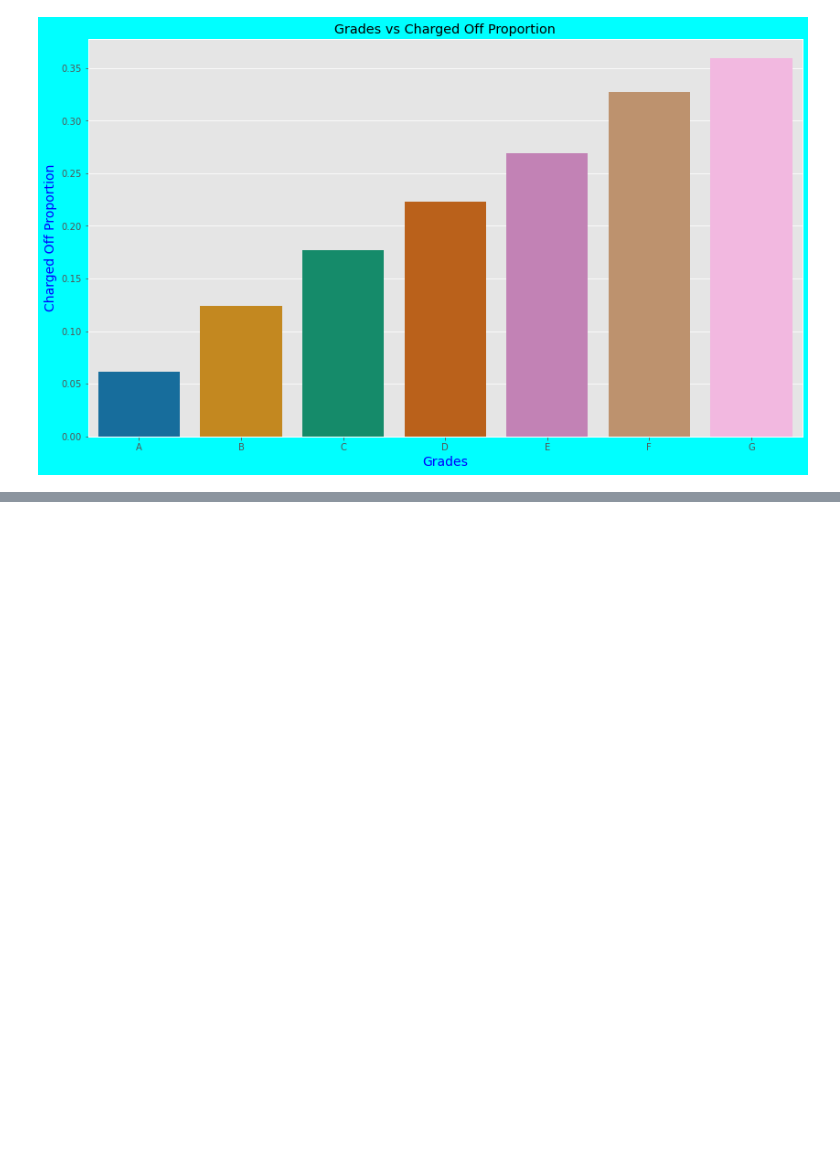
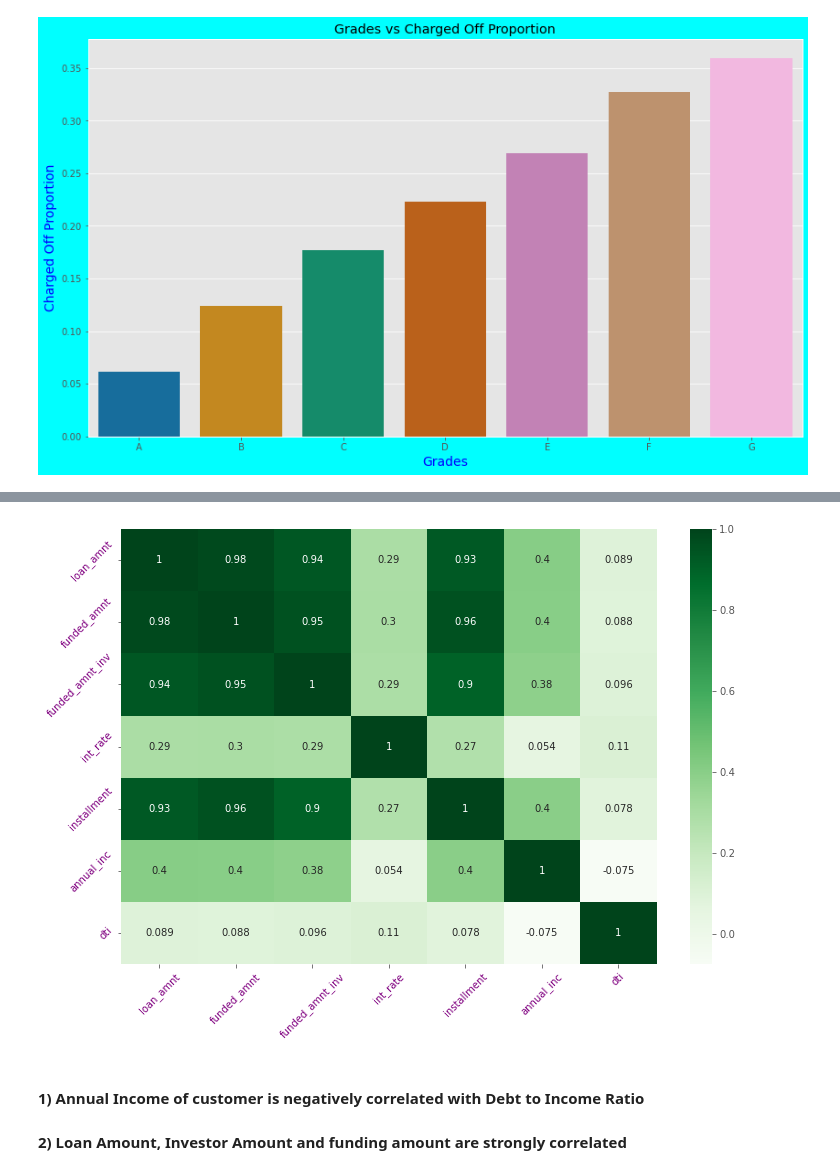
Before and after one commit to hanumant-jadhav/LendingClubCaseStudy, a Jupyter notebook: Hanumant_Jadhav.ipynb, the cells around one changed output, grey strips where cells are left out. Saved outputs shown, nothing was run; the diff lists cells and outputs as text; code cells hidden in the pictures; blank space fills up the shorter version.

Commit message:
Added insights using Heatmap

```diff
--- a/Hanumant_Jadhav.ipynb
+++ b/Hanumant_Jadhav.ipynb
@@ -334,0 +350,13 @@ plt.show()
+# %%
+loan_corr = loan_df[['loan_amnt', 'funded_amnt', 'funded_amnt_inv', 'int_rate', 'installment', 'annual_inc', 'dti']].corr()
+round(loan_corr, 3)
+plt.figure(figsize=(12,8))
+sns.heatmap(loan_corr, cmap='Greens', annot=True)
+plt.xticks(rotation=45, color='Purple')
+plt.yticks(rotation=45, color='Purple')
+plt.show()
+# %% [output]
+[figure, added]
+# %% [markdown]
+#### 1)  Annual Income of customer is negatively correlated with Debt to Income Ratio
+#### 2)  Loan Amount, Investor Amount and funding amount are strongly correlated
```
Also changed, not shown: parts of 13 cells of this notebook.
